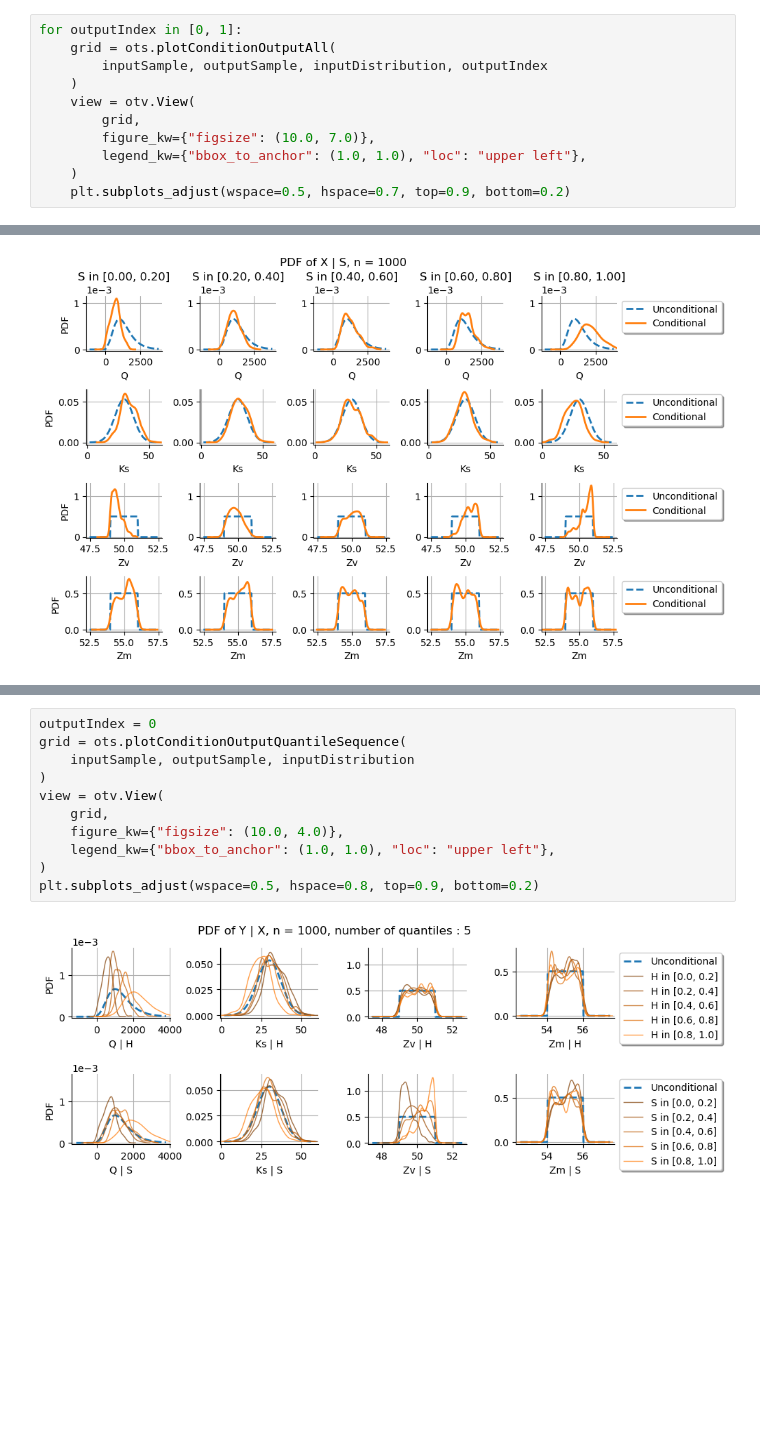
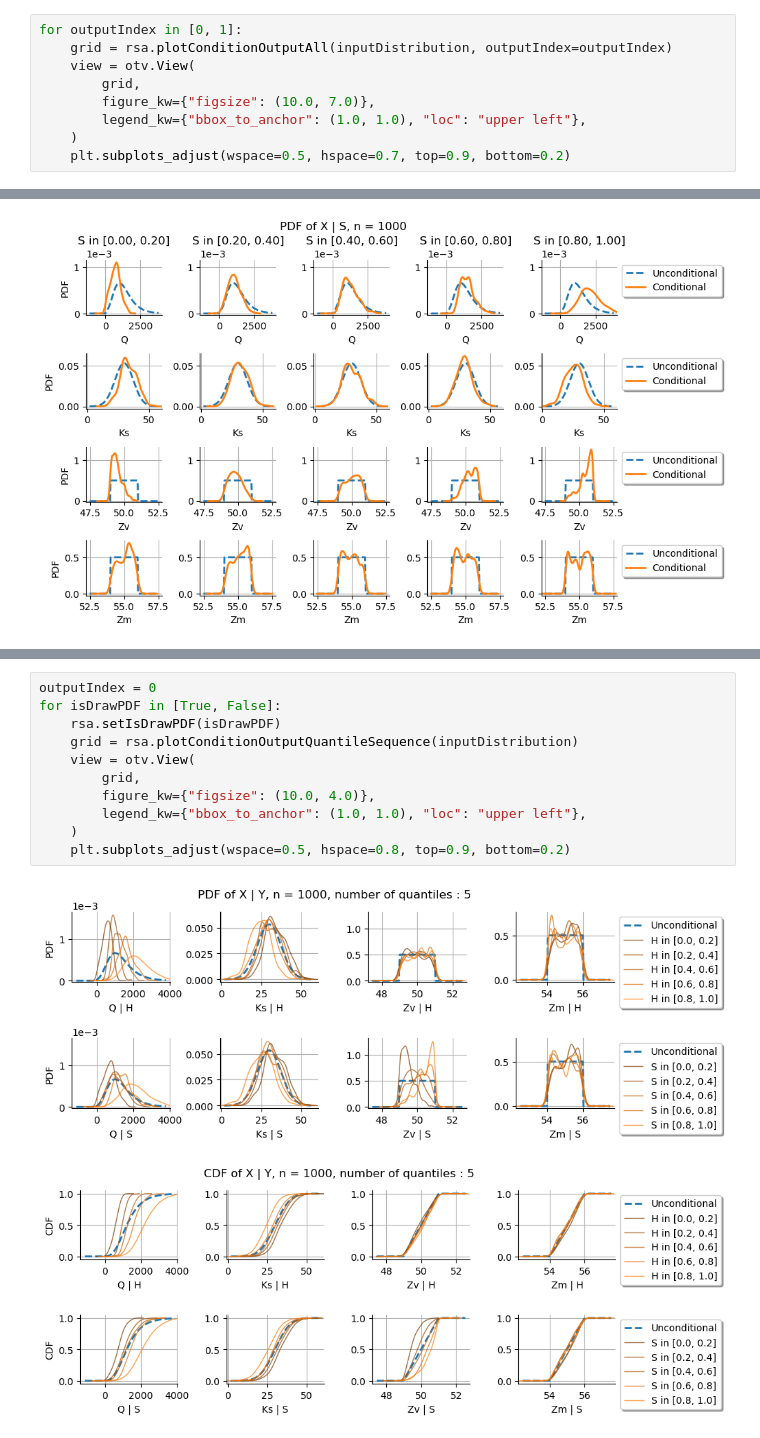
Before and after one commit to tupui/otsensitivity, a Jupyter notebook: examples/demo_plot_condition_output.ipynb, the cells around one changed output, grey strips where cells are left out. Cells and saved outputs as stored; diff of their text form; blank space fills up the shorter version.

```diff
--- a/examples/demo_plot_condition_output.ipynb
+++ b/examples/demo_plot_condition_output.ipynb
@@ -310,9 +307,7 @@ The conclusion of the analysis is the following.
 One limitation of this method is that, when we consider values of the quantile level closer to 1, the conditional sub-sample is smaller. Hence, the kernel smoothing method may not have enough observations to perform an accurate estimation of the probability density function. For example, starting from a sample with size equal to $n = 1000$, the quantile level 0.1 lead to a conditional sub-sample size equal to 100.
 # %%
 for outputIndex in [0, 1]:
-    grid = ots.plotConditionOutputAll(
-        inputSample, outputSample, inputDistribution, outputIndex
-    )
+    grid = rsa.plotConditionOutputAll(inputDistribution, outputIndex=outputIndex)
     view = otv.View(
         grid,
         figure_kw={"figsize": (10.0, 7.0)},
@@ -325,13 +324,14 @@ for outputIndex in [0, 1]:
 # %%
 outputIndex = 0
-grid = ots.plotConditionOutputQuantileSequence(
-    inputSample, outputSample, inputDistribution
-)
-view = otv.View(
-    grid,
-    figure_kw={"figsize": (10.0, 4.0)},
-    legend_kw={"bbox_to_anchor": (1.0, 1.0), "loc": "upper left"},
-)
-plt.subplots_adjust(wspace=0.5, hspace=0.8, top=0.9, bottom=0.2)
+for isDrawPDF in [True, False]:
+    rsa.setIsDrawPDF(isDrawPDF)
+    grid = rsa.plotConditionOutputQuantileSequence(inputDistribution)
+    view = otv.View(
+        grid,
+        figure_kw={"figsize": (10.0, 4.0)},
+        legend_kw={"bbox_to_anchor": (1.0, 1.0), "loc": "upper left"},
+    )
+    plt.subplots_adjust(wspace=0.5, hspace=0.8, top=0.9, bottom=0.2)
 # %% [output]
 [figure]
+[figure, added]
```
Also changed, not shown: parts of 3 cells of this notebook, 4 other files.
